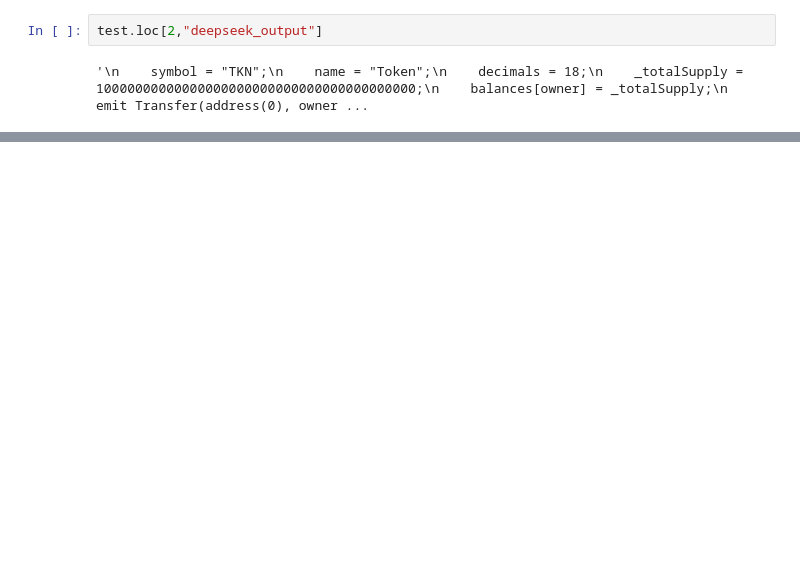
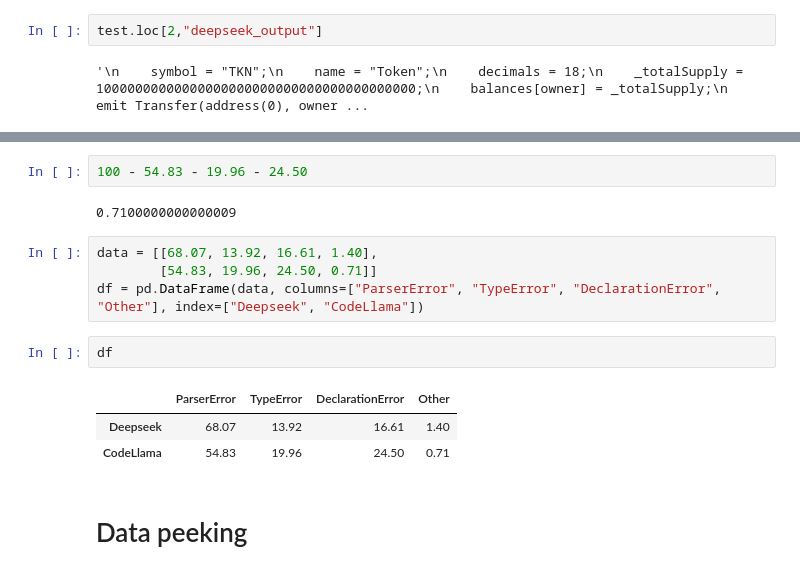
Before and after one commit to echodrift/code-generation, a Jupyter notebook: experiment/playground.ipynb, the cells around one changed output, grey strips where cells are left out. Cells and saved outputs as stored; diff of their text form; blank space fills up the shorter version.

```diff
--- a/experiment/playground.ipynb
+++ b/experiment/playground.ipynb
@@ -1226,0 +348,16 @@ codellama.to_csv("codellama.csv", index=False)
+# %%
+100 - 54.83 - 19.96 - 24.50
+# %% [output]
+0.7100000000000009
+# %%
+data = [[68.07, 13.92, 16.61, 1.40],
+        [54.83, 19.96, 24.50, 0.71]]
+df = pd.DataFrame(data, columns=["ParserError", "TypeError", "DeclarationError", "Other"], index=["Deepseek", "CodeLlama"])
+# %%
+df
+# %% [output]
+|  | ParserError | TypeError | DeclarationError | Other |
+| Deepseek | 68.07 | 13.92 | 16.61 | 1.40 |
+| CodeLlama | 54.83 | 19.96 | 24.50 | 0.71 |
+# %% [markdown]
+# Data peeking
```
Also changed, not shown: parts of 108 cells of this notebook, 2 other files.
